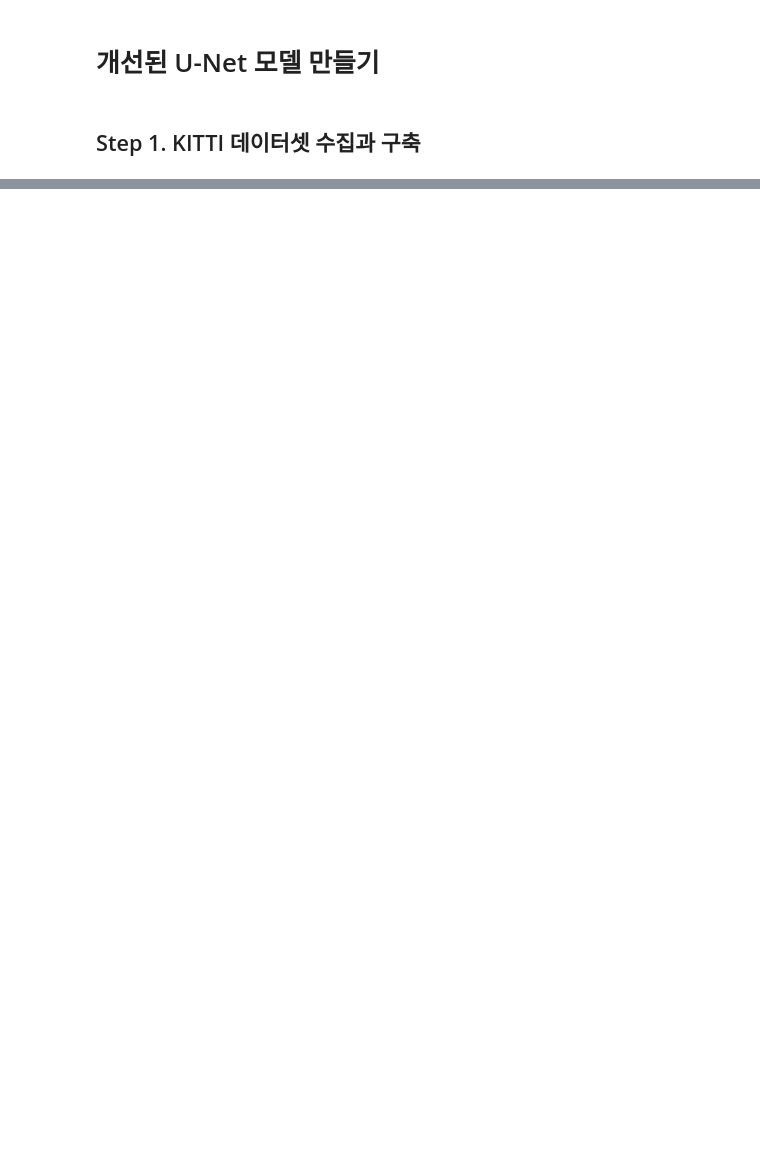
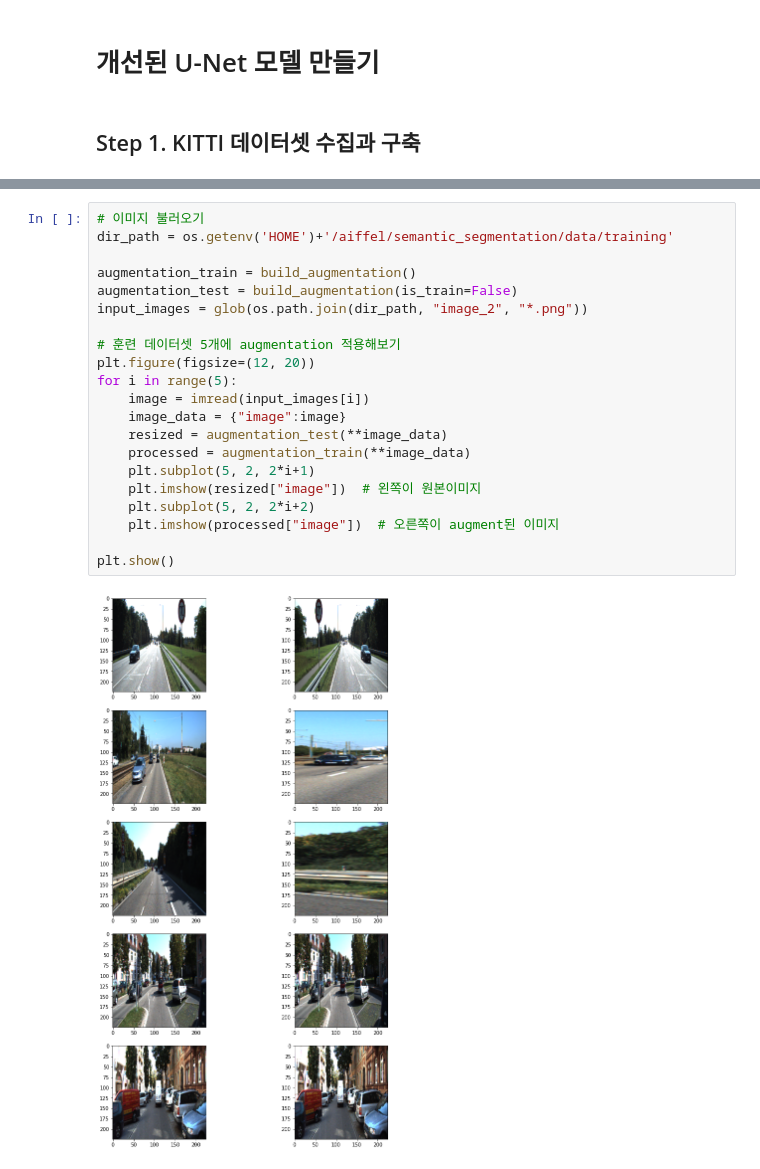
Before and after one commit to soy53/AIFFEL, a Jupyter notebook: Going Deeper/[GD-08]Semantic_Segmentation.ipynb, the cells around one changed output, grey strips where cells are left out. Cells and saved outputs as stored; diff of their text form; blank space fills up the shorter version.

```diff
--- a/Going Deeper/[GD-08]Semantic_Segmentation.ipynb
+++ b/Going Deeper/[GD-08]Semantic_Segmentation.ipynb
@@ -4,0 +58,23 @@
+# %%
+# 이미지 불러오기
+dir_path = os.getenv('HOME')+'/aiffel/semantic_segmentation/data/training'
+
+augmentation_train = build_augmentation()
+augmentation_test = build_augmentation(is_train=False)
+input_images = glob(os.path.join(dir_path, "image_2", "*.png"))
+
+# 훈련 데이터셋 5개에 augmentation 적용해보기
+plt.figure(figsize=(12, 20))
+for i in range(5):
+    image = imread(input_images[i])
+    image_data = {"image":image}
+    resized = augmentation_test(**image_data)
+    processed = augmentation_train(**image_data)
+    plt.subplot(5, 2, 2*i+1)
+    plt.imshow(resized["image"])  # 왼쪽이 원본이미지
+    plt.subplot(5, 2, 2*i+2)
+    plt.imshow(processed["image"])  # 오른쪽이 augment된 이미지
+
+plt.show()
+# %% [output]
+[figure, added]
```
Also changed, not shown: parts of 27 cells of this notebook.
